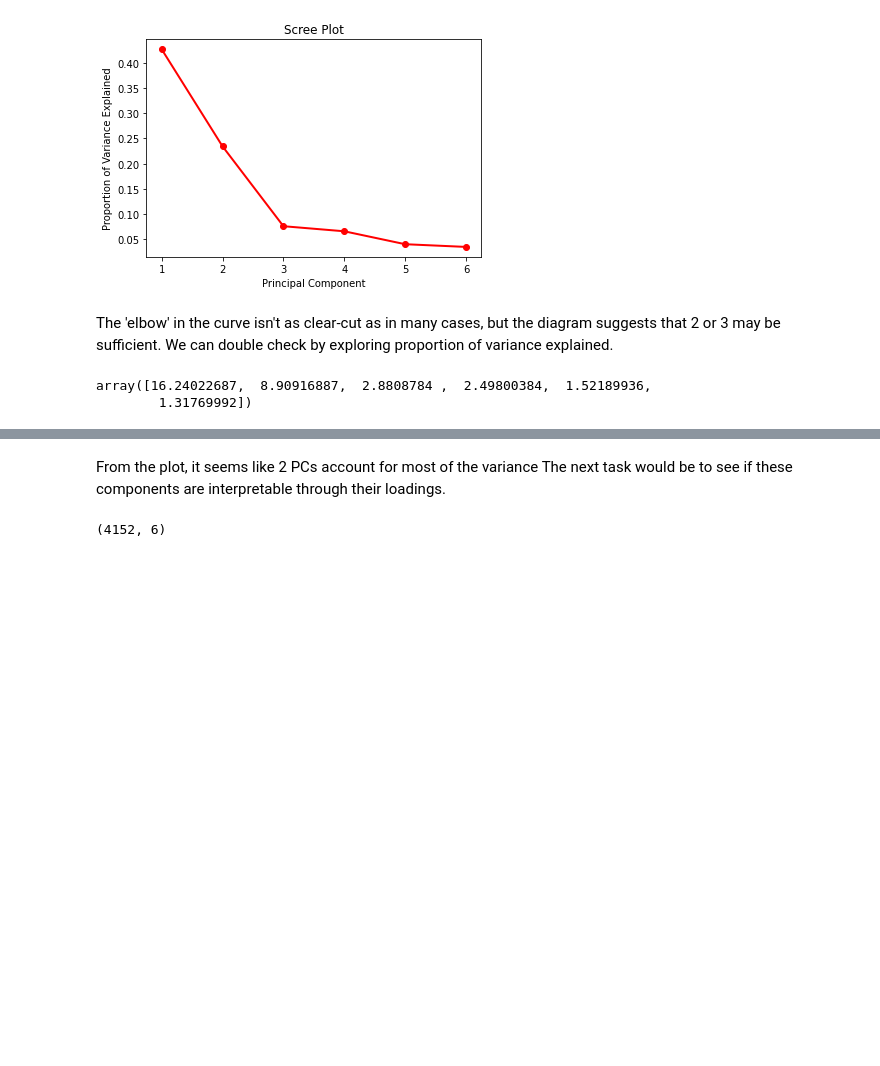
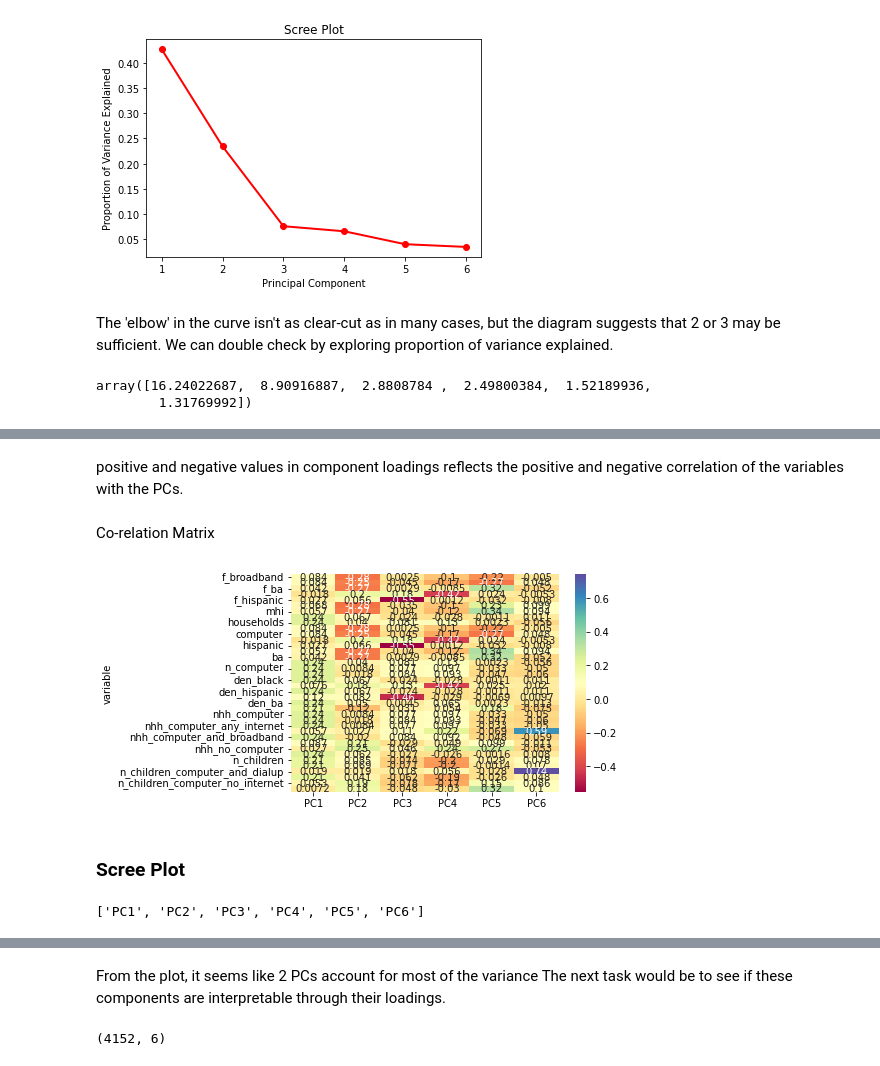
Before and after one commit to patternproject/sept-datadive-cdac, a Jupyter notebook: policyglot/Task1b-part_c.ipynb, the cells around one changed output, grey strips where cells are left out. Cells and saved outputs as stored; diff of their text form; code cells hidden in the pictures; blank space fills up the shorter version.

Commit message:
Added Co-relation Matrix

```diff
--- a/policyglot/Task1b-part_c.ipynb
+++ b/policyglot/Task1b-part_c.ipynb
@@ -213,0 +226,4 @@ array([16.24022687,  8.90916887,  2.8808784 ,  2.49800384,  1.52189936,
+# %%
+pc_list = ["PC"+str(i) for i in list(range(1, num_pc+1))]
+# %%
+loadings_df = pd.DataFrame.from_dict(dict(zip(pc_list, loadings)))
@@ -213,0 +232,4 @@ array([16.24022687,  8.90916887,  2.8808784 ,  2.49800384,  1.52189936,
+# %%
+loadings_df['variable'] = vars.columns.values
+# %%
+loadings_df = loadings_df.set_index('variable')
@@ -214,5 +257,23 @@ array([16.24022687,  8.90916887,  2.8808784 ,  2.49800384,  1.52189936,
+# %% [markdown]
+positive and negative values in component loadings reflects the positive and negative correlation of the variables with the PCs.
+# %% [markdown]
+Co-relation Matrix
+# %%
+# get correlation matrix plot for loadings
+import seaborn as sns
+import matplotlib.pyplot as plt
+ax = sns.heatmap(loadings_df, annot=True, cmap='Spectral')
+plt.show()
+# %% [output]
+[figure, added]
+# %% [markdown]
+### Scree Plot
 # %%
 pc_list = ['PC'+str(i) for i in range(1,7)]
+# %%
+pc_list
+# %% [output]
+['PC1', 'PC2', 'PC3', 'PC4', 'PC5', 'PC6']
 # %%
 # idea for this viz came from: https://www.reneshbedre.com/blog/principal-component-analysis.html
 from bioinfokit.visuz import cluster
```
Also changed, not shown: parts of 7 cells of this notebook.
